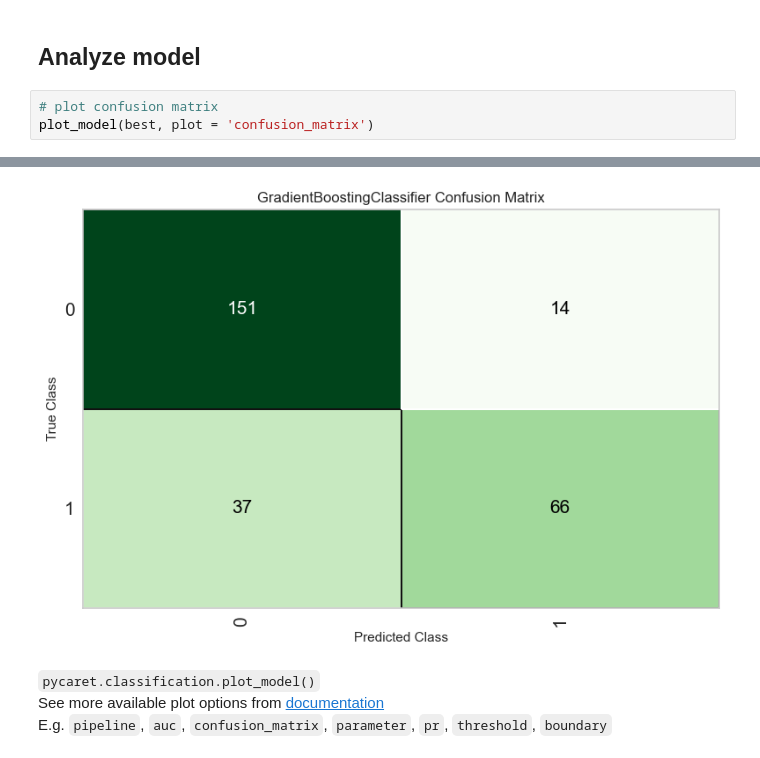
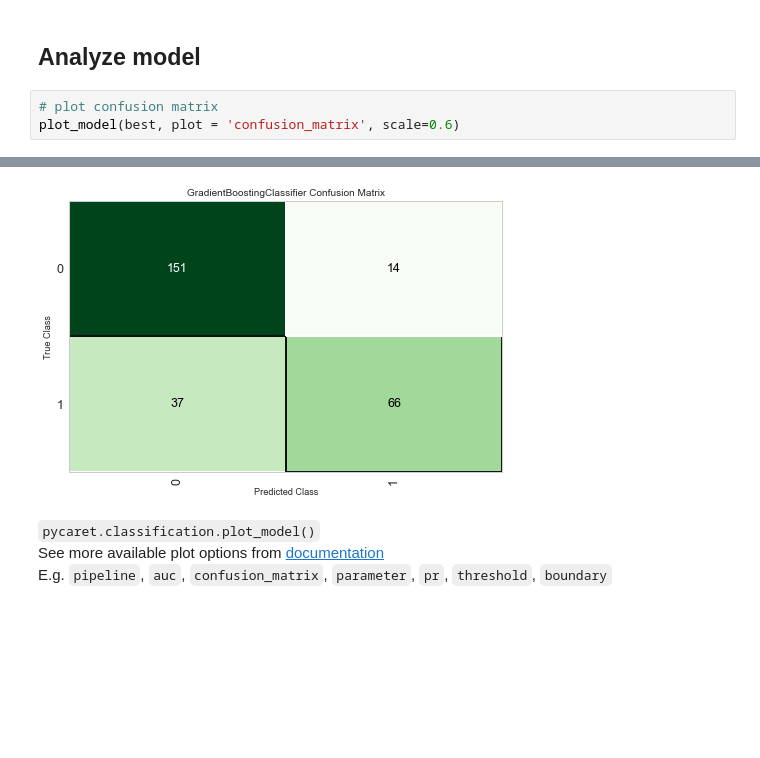
Before and after one commit to torhaa1/Kaggle_Titanic, a Jupyter notebook: 2_pycaret_test.ipynb, the cells around one changed output, grey strips where cells are left out. Saved outputs shown, nothing was run; the diff lists cells and outputs as text; blank space fills up the shorter version.

```diff
--- a/2_pycaret_test.ipynb
+++ b/2_pycaret_test.ipynb
@@ -194,10 +178,10 @@ GradientBoostingClassifier(ccp_alpha=0.0, criterion='friedman_mse', init=None,
 ## Analyze model
 # %%
 # plot confusion matrix
-plot_model(best, plot = 'confusion_matrix')
+plot_model(best, plot = 'confusion_matrix', scale=0.6)
 # %% [output]
 [interactive output not drawn]
-[figure, old version]
+[figure, new version]
 # %% [markdown]
 ``pycaret.classification.plot_model()``
 See more available plot options from [documentation](https://pycaret.readthedocs.io/en/stable/api/classification.html#pycaret.classification.plot_model)
```
Also changed, not shown: parts of 33 cells of this notebook, 3 other files.
